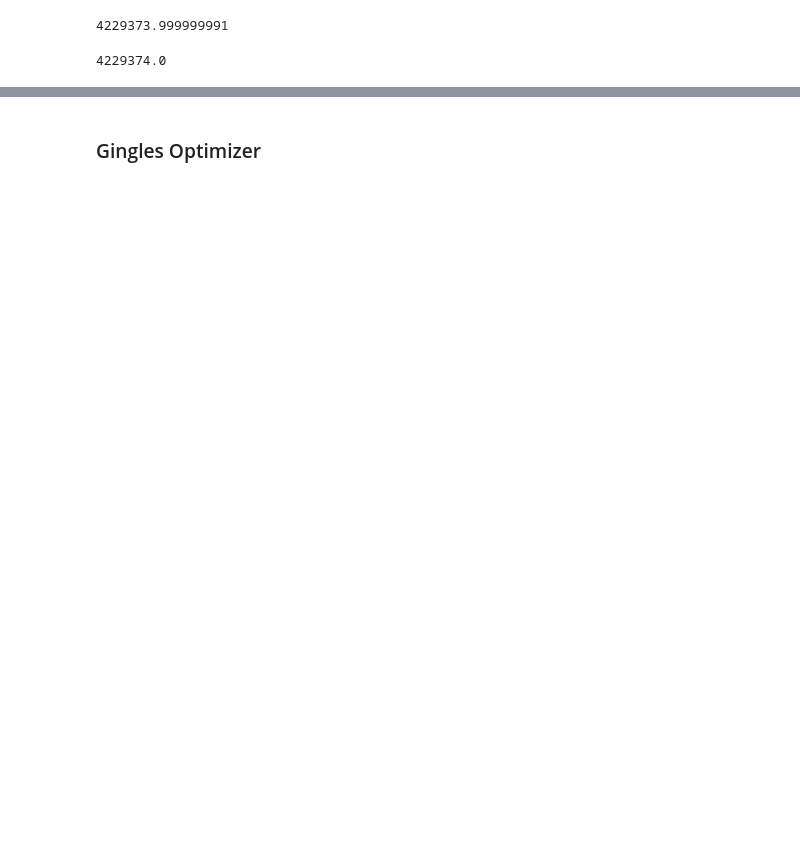
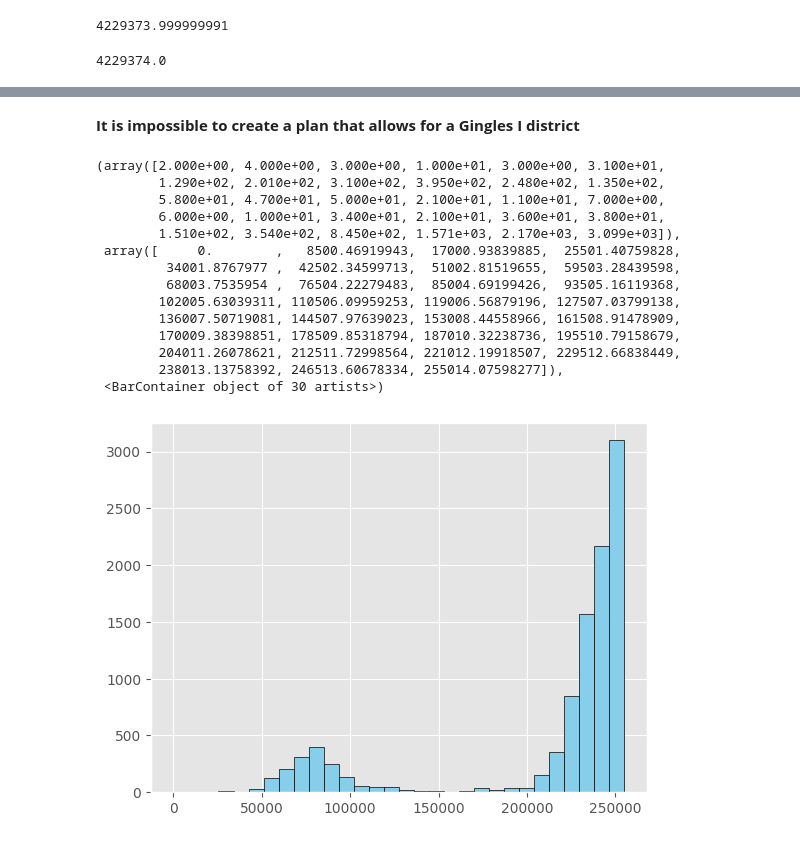
Before and after one commit to kkakey/rrep, a Jupyter notebook: Mapping/OR_CD/OR_CD-MCMC-gingles.ipynb, the cells around one changed output, grey strips where cells are left out. Saved outputs shown, nothing was run; the diff lists cells and outputs as text; code cells hidden in the pictures; blank space fills up the shorter version.

```diff
--- a/Mapping/OR_CD/OR_CD-MCMC-gingles.ipynb
+++ b/Mapping/OR_CD/OR_CD-MCMC-gingles.ipynb
@@ -240,7 +212,7 @@ proposal = partial(
     pop_col="TOT_POP22",
     pop_target=ideal_population,
     epsilon=.0075,
-    node_repeats=2,
+    node_repeats=1,
     method = partial(
         bipartition_tree,
         max_attempts=5,
@@ -300,2 +297,0 @@ chain = MarkovChain(
-# %% [markdown]
-### Gingles Optimizer
@@ -366,0 +298,20 @@ with open("./output_gingles/OR_gingles_output.jsonl", "w") as f:
+# %% [markdown]
+**It is impossible to create a plan that allows for a Gingles I district**
+# %%
+plt.hist(area_change, bins=30, color='skyblue', edgecolor='black')
+# %% [output]
+(array([2.000e+00, 4.000e+00, 3.000e+00, 1.000e+01, 3.000e+00, 3.100e+01,
+        1.290e+02, 2.010e+02, 3.100e+02, 3.950e+02, 2.480e+02, 1.350e+02,
+        5.800e+01, 4.700e+01, 5.000e+01, 2.100e+01, 1.100e+01, 7.000e+00,
+        6.000e+00, 1.000e+01, 3.400e+01, 2.100e+01, 3.600e+01, 3.800e+01,
+        1.510e+02, 3.540e+02, 8.450e+02, 1.571e+03, 2.170e+03, 3.099e+03]),
+ array([     0.        ,   8500.46919943,  17000.93839885,  25501.40759828,
+         34001.8767977 ,  42502.34599713,  51002.81519655,  59503.28439598,
+         68003.7535954 ,  76504.22279483,  85004.69199426,  93505.16119368,
+        102005.63039311, 110506.09959253, 119006.56879196, 127507.03799138,
+        136007.50719081, 144507.97639023, 153008.44558966, 161508.91478909,
+        170009.38398851, 178509.85318794, 187010.32238736, 195510.79158679,
+        204011.26078621, 212511.72998564, 221012.19918507, 229512.66838449,
+        238013.13758392, 246513.60678334, 255014.07598277]),
+ <BarContainer object of 30 artists>)
+[figure, added]
```
Also changed, not shown: parts of 12 cells of this notebook, 6 other files.
